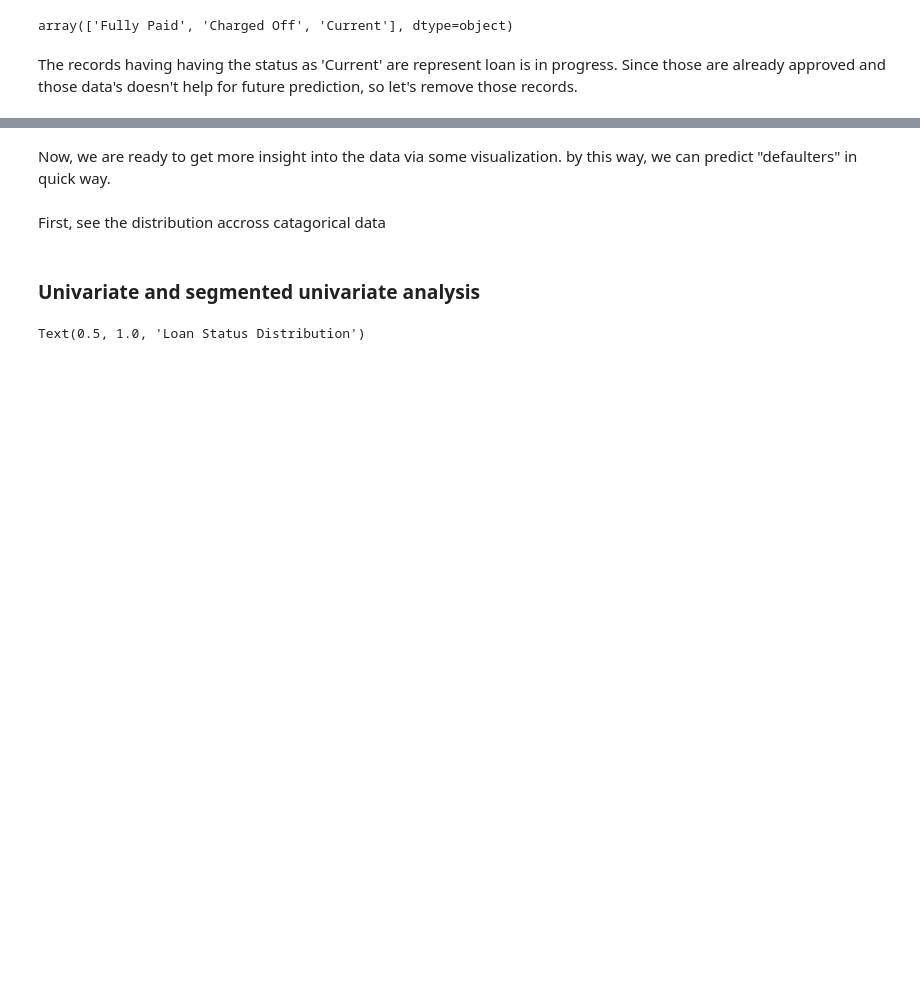
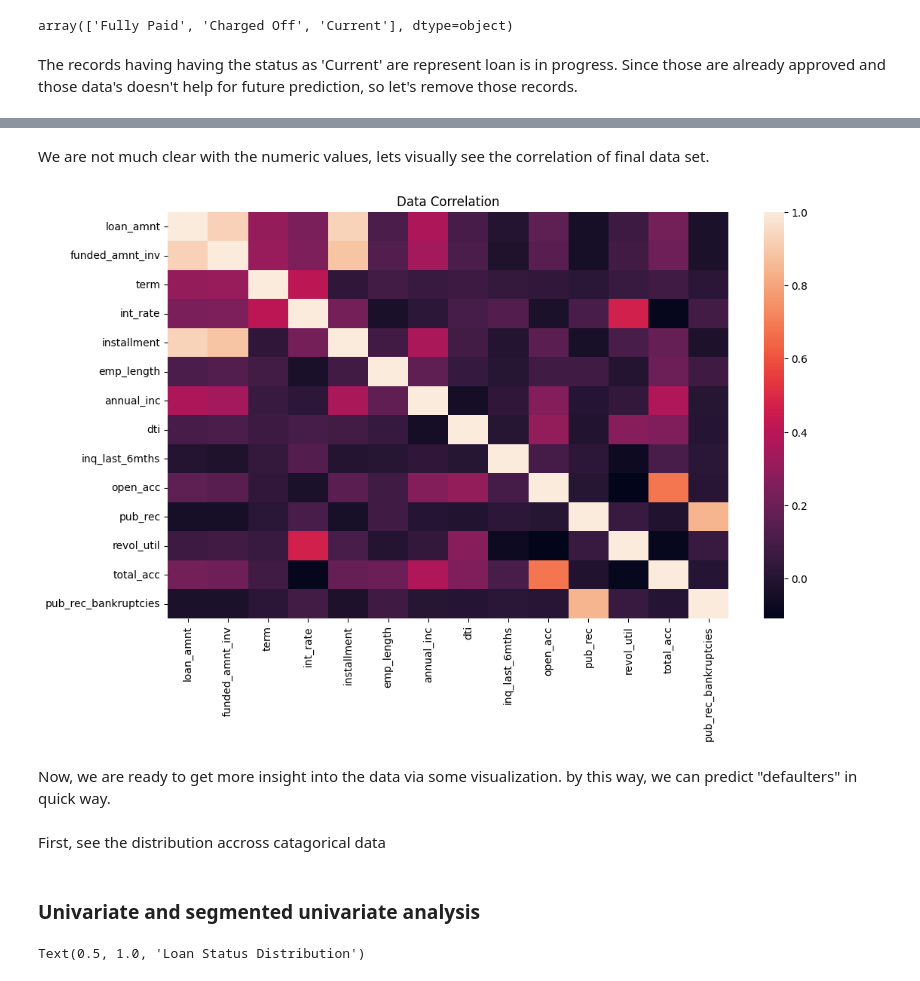
Before and after one commit to ShivakumarRavi/Lending_club_case_study, a Jupyter notebook: lending_club_case_study.ipynb, the cells around one changed output, grey strips where cells are left out. Cells and saved outputs as stored; diff of their text form; code cells hidden in the pictures; blank space fills up the shorter version.

```diff
--- a/lending_club_case_study.ipynb
+++ b/lending_club_case_study.ipynb
@@ -407,3 +413,12 @@ data = data[data['loan_status'] != 'Current']
+# %% [markdown]
+We are not much clear with the numeric values, lets visually see the correlation of final data set.
+# %%
+plt.figure(figsize=(12,7))
+sns.heatmap(data.corr())
+plt.title("Data Correlation")
+plt.show()
+# %% [output]
+[figure, added]
 # %% [markdown]
 Now, we are ready to get more insight into the data via some visualization. by this way, we can predict "defaulters" in quick way.
 # %% [markdown]
```
Also changed, not shown: parts of 3 cells of this notebook.
